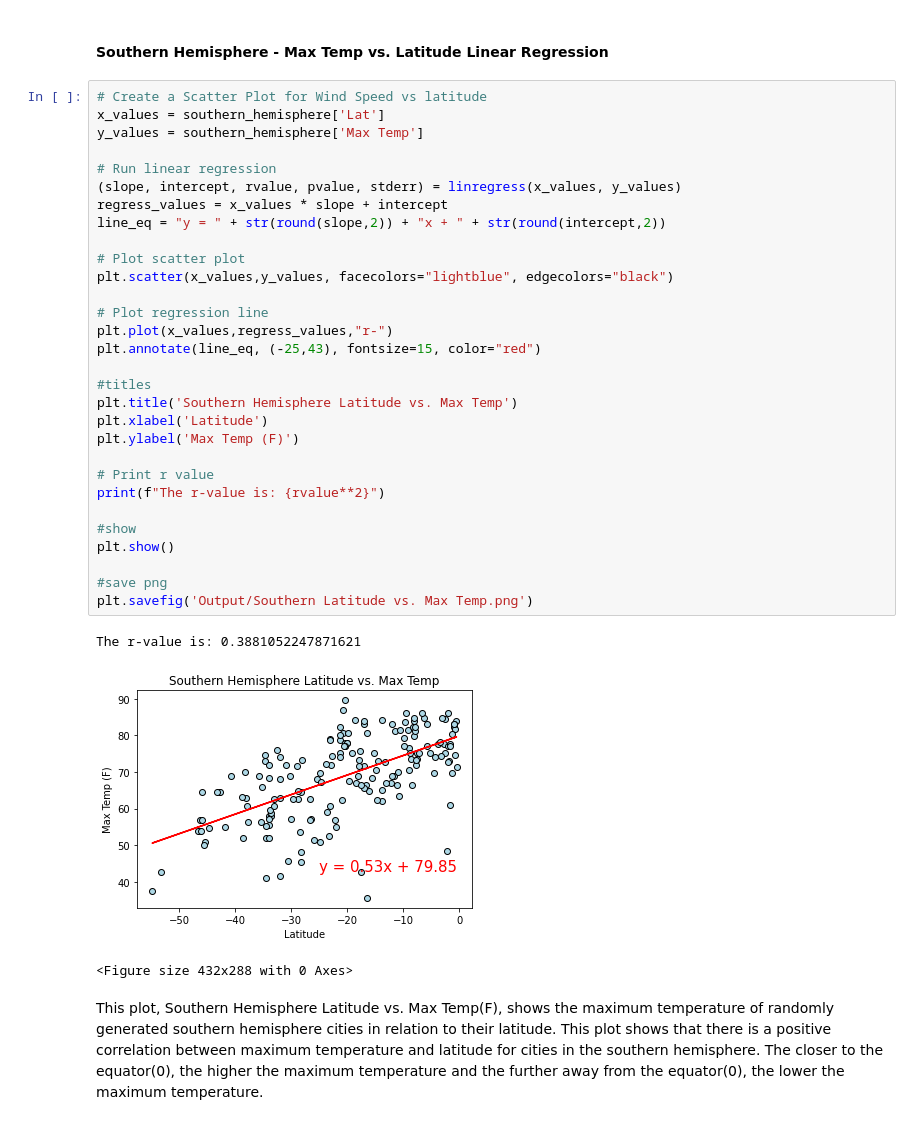
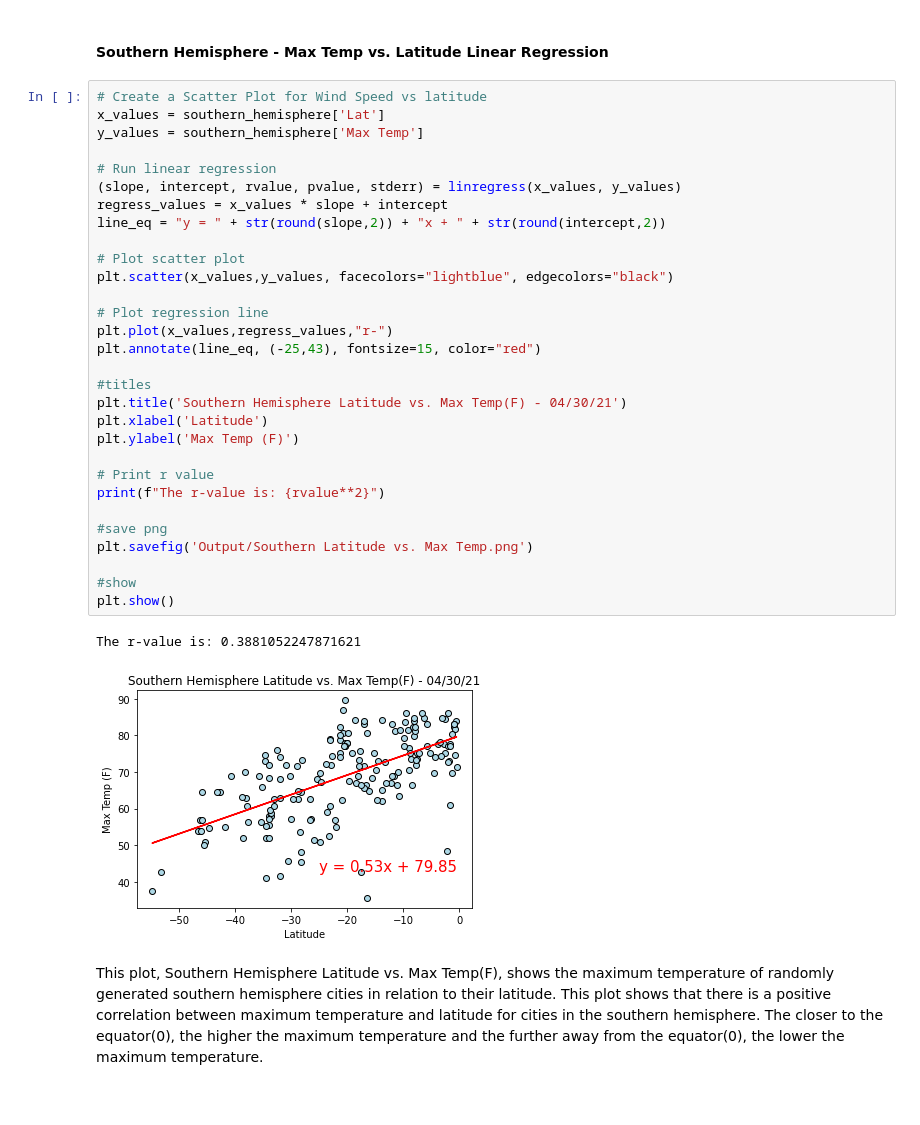
Before and after one commit to jenniecinelli/python-api-challenge, a Jupyter notebook: WeatherPy/WeatherPy.ipynb, the cells around one changed output. Saved outputs shown, nothing was run; the diff lists cells and outputs as text.

```diff
--- a/WeatherPy/WeatherPy.ipynb
+++ b/WeatherPy/WeatherPy.ipynb
@@ -302,37 +301,36 @@ This plot, Northern Hemisphere Latitude vs. Max Temp(F), shows the maximum tempe
 # %%
 # Create a Scatter Plot for Wind Speed vs latitude
 x_values = southern_hemisphere['Lat']
 y_values = southern_hemisphere['Max Temp']
 
 # Run linear regression
 (slope, intercept, rvalue, pvalue, stderr) = linregress(x_values, y_values)
 regress_values = x_values * slope + intercept
 line_eq = "y = " + str(round(slope,2)) + "x + " + str(round(intercept,2))
 
 # Plot scatter plot
 plt.scatter(x_values,y_values, facecolors="lightblue", edgecolors="black")
 
 # Plot regression line
 plt.plot(x_values,regress_values,"r-")
 plt.annotate(line_eq, (-25,43), fontsize=15, color="red")
 
 #titles
-plt.title('Southern Hemisphere Latitude vs. Max Temp')
+plt.title('Southern Hemisphere Latitude vs. Max Temp(F) - 04/30/21')
 plt.xlabel('Latitude')
 plt.ylabel('Max Temp (F)')
 
 # Print r value
 print(f"The r-value is: {rvalue**2}")
 
+#save png
+plt.savefig('Output/Southern Latitude vs. Max Temp.png')
+
 #show
 plt.show()
-
-#save png
-plt.savefig('Output/Southern Latitude vs. Max Temp.png')
 # %% [output]
 The r-value is: 0.3881052247871621
-[figure, old version]
+[figure, new version]
-<Figure size 432x288 with 0 Axes>
 # %% [markdown]
 This plot, Southern Hemisphere Latitude vs. Max Temp(F), shows the maximum temperature of randomly generated southern hemisphere cities in relation to their latitude. This plot shows that there is a positive correlation between maximum temperature and latitude for cities in the southern hemisphere. The closer to the equator(0), the higher the maximum temperature and the further away from the equator(0), the lower the maximum temperature.
 # %% [markdown]
```
Also changed, not shown: parts of 11 cells of this notebook, 13 other files.
